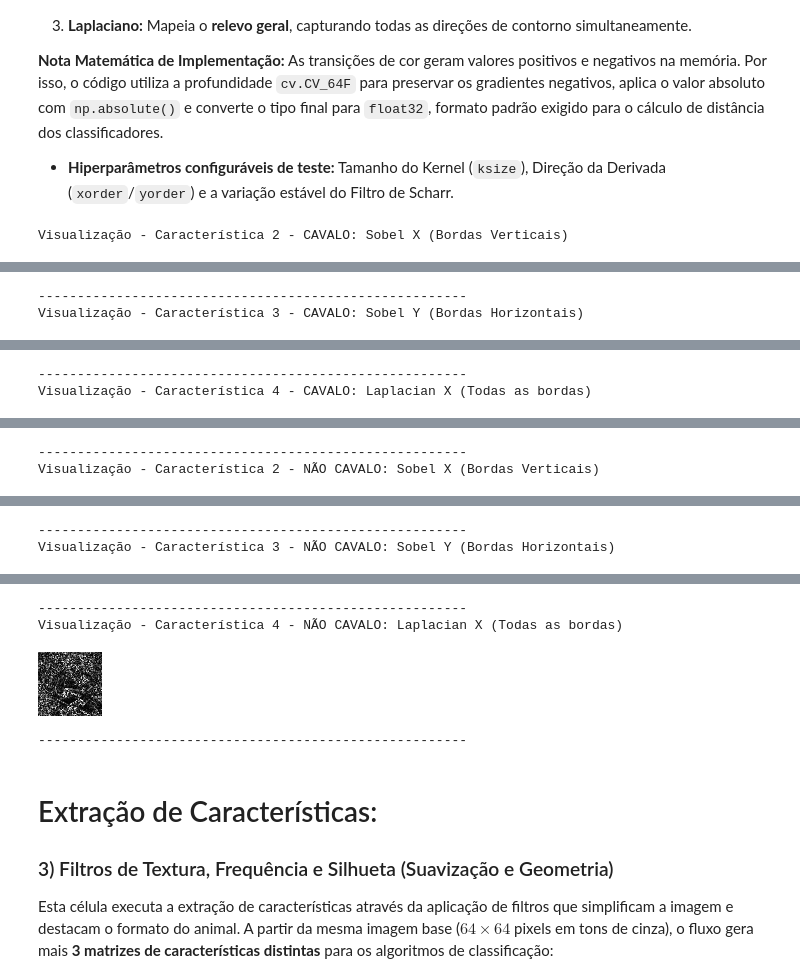
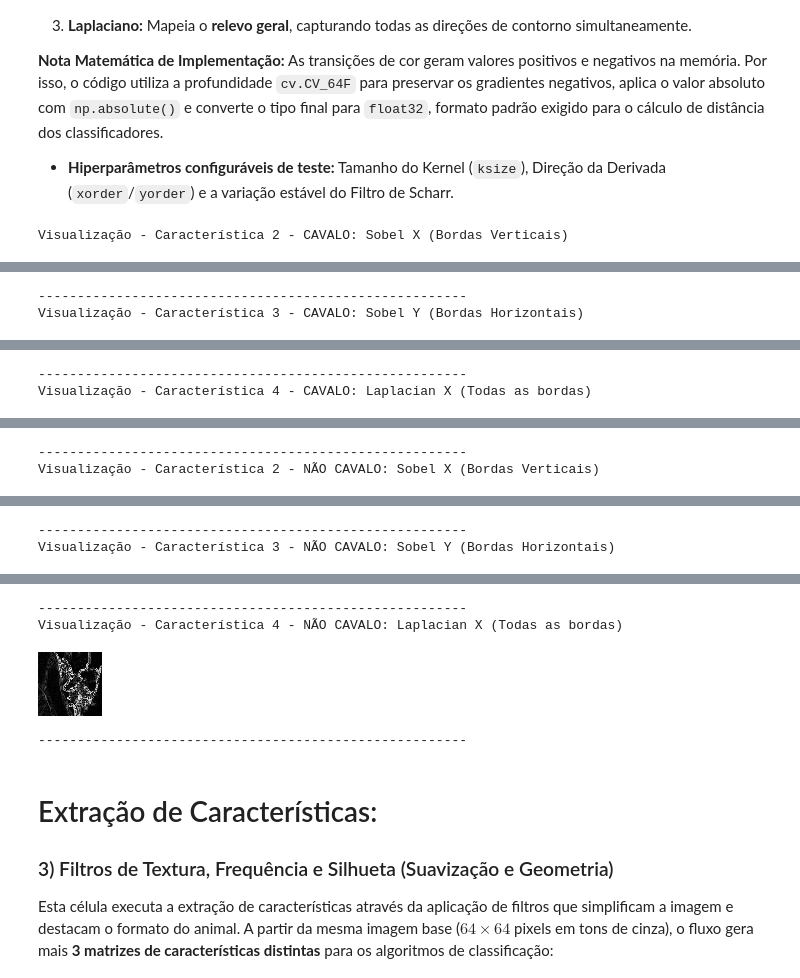
Before and after one commit to vitoriaferreirap/DeepLearning, a Jupyter notebook: MachineLearning/SistemasInteligentes/SistemasInteligentes_ClassificadorCavalos.ipynb, the cells around one changed output, grey strips where cells are left out. Drawn from its saved outputs; the diff is of its cells as text; code cells hidden in the pictures.

```diff
--- a/MachineLearning/SistemasInteligentes/SistemasInteligentes_ClassificadorCavalos.ipynb
+++ b/MachineLearning/SistemasInteligentes/SistemasInteligentes_ClassificadorCavalos.ipynb
@@ -243,25 +268,38 @@ Esta célula executa a extração de características através da aplicação de
 
 * **Hiperparâmetros configuráveis de teste:** Tamanho do Kernel (`ksize`), Direção da Derivada (`xorder`/`yorder`) e a variação estável do Filtro de Scharr.
 # %%
-#EXTRAÇÃO CARACTERISTICAS DATASET CAVALOS
-# Função SOBEL x Gradiente Horizontal (mátematicamente calcula a derivada parcial horizontal)
-sobel_x_float = cv.Sobel(imgRedimensionada_cavalos, cv.CV_64F, 1, 0, ksize=3)
-# tranforma negativos em positivos
-sobel_x_absoluto_cavalo = np.absolute(sobel_x_float)
-# tipo para o uso do knn
-caracteristica_2_cavalo = sobel_x_absoluto_cavalo.astype(np.float32)
+# EXTRAÇÃO CARACTERISTICAS DATASET CAVALOS
+resultadoVetores_caracteristica2_cavalos = []
+resultadoVetores_caracteristica3_cavalos = []
+resultadoVetores_caracteristica4_cavalos = []
 
-# Função SOBEL x Gradiente Vertical (mátematicamente calcula a derivada parcial vertical)
-sobel_y_float_cavalo = cv.Sobel(imgRedimensionada_cavalos, cv.CV_64F, 0, 1, ksize=5)
-sobel_y_absoluto_cavalo = np.absolute(sobel_y_float_cavalo)
-caracteristica_3_cavalo = sobel_y_absoluto_cavalo.astype(np.float32)
+for imgRedimensionada_cavalos in imagensCom_Caracteristica1_cavalos:
+    # Função SOBEL x Gradiente Horizontal (mátematicamente calcula a derivada parcial horizontal)
+    sobel_x_float = cv.Sobel(imgRedimensionada_cavalos, cv.CV_64F, 1, 0, ksize=3)
+    # tranforma negativos em positivos
+    sobel_x_absoluto_cavalo = np.absolute(sobel_x_float)
+    # tipo para o uso do knn
+    caracteristica_2_cavalo = sobel_x_absoluto_cavalo.astype(np.float32)
+    resultadoVetores_caracteristica2_cavalos.append(caracteristica_2_cavalo.flatten())
 
-# Função LAPLACIANO x Gradiente de Segunda Ordem (calcula a soma das segundas derivadas especiais)
-laplacian_float_cavalo = cv.Laplacian(imgRedimensionada_cavalos, cv.CV_64F)
-# tranforma negativos em positivos
-laplacian_absoluto_cavalo = np.absolute(laplacian_float_cavalo)
-# tipo para o uso do knn
-caracteristica_3_cavalo = laplacian_absoluto_cavalo.astype(np.float32)
+    # Função SOBEL x Gradiente Vertical (mátematicamente calcula a derivada parcial vertical)
+    sobel_y_float_cavalo = cv.Sobel(imgRedimensionada_cavalos, cv.CV_64F, 0, 1, ksize=5)
+    sobel_y_absoluto_cavalo = np.absolute(sobel_y_float_cavalo)
+    caracteristica_3_cavalo = sobel_y_absoluto_cavalo.astype(np.float32)
+    resultadoVetores_caracteristica3_cavalos.append(caracteristica_3_cavalo.flatten())
+
+    # Função LAPLACIANO x Gradiente de Segunda Ordem (calcula a soma das segundas derivadas especiais)
+    laplacian_float_cavalo = cv.Laplacian(imgRedimensionada_cavalos, cv.CV_64F)
+    # tranforma negativos em positivos
+    laplacian_absoluto_cavalo = np.absolute(laplacian_float_cavalo)
+    # tipo para o uso do knn
+    caracteristica_4_cavalo = laplacian_absoluto_cavalo.astype(np.float32)
+    resultadoVetores_caracteristica4_cavalos.append(caracteristica_4_cavalo.flatten())
+
+# Converte nova lista em vetor NumPy array - vetor de caracteristicas
+resultadoVetores_caracteristica2_cavalos_np = np.array(resultadoVetores_caracteristica2_cavalos)
+resultadoVetores_caracteristica3_cavalos_np = np.array(resultadoVetores_caracteristica3_cavalos)
+resultadoVetores_caracteristica4_cavalos_np = np.array(resultadoVetores_caracteristica4_cavalos)
 
 # Conversão necessária apenas para a TELA conseguir MOSTRAR IMAGENS NOS LOGS
 imagem_visual_x_cavalo = np.uint8(sobel_x_absoluto_cavalo)
@@ -278,25 +316,39 @@ print("Visualização - Característica 4 - CAVALO: Laplacian X (Todas as bordas
 cv2_imshow(imagem_visual_lap_cavalo)
 print("-" * 55)
 
-#EXTRAÇÃO CARACTERISTICAS DATASET NÃO CAVALOS
-# Função SOBEL x Gradiente Horizontal (mátematicamente calcula a derivada parcial horizontal)
-sobel_x_float_nao_cavalos = cv.Sobel(imgRedimensionada_nao_cavalos, cv.CV_64F, 1, 0, ksize=3)
-# tranforma negativos em positivos
-sobel_x_absoluto_nao_cavalos = np.absolute(sobel_x_float_nao_cavalos)
-# tipo para o uso do knn
-caracteristica_2_nao_cavalos = sobel_x_absoluto_nao_cavalos.astype(np.float32)
+# EXTRAÇÃO CARACTERISTICAS DATASET NÃO CAVALOS
+resultadoVetores_caracteristica2_nao_cavalos = []
+resultadoVetores_caracteristica3_nao_cavalos = []
+resultadoVetores_caracteristica4_nao_cavalos = []
 
-# Função SOBEL x Gradiente Vertical (mátematicamente calcula a derivada parcial vertical)
-sobel_y_float_nao_cavalos = cv.Sobel(imgRedimensionada_nao_cavalos, cv.CV_64F, 0, 1, ksize=5)
-sobel_y_absoluto_nao_cavalos = np.absolute(sobel_y_float_nao_cavalos)
-caracteristica_3_nao_cavalos = sobel_y_absoluto_nao_cavalos.astype(np.float32)
+for imgRedimensionada_nao_cavalos in imagensCom_Caracteristica1_nao_cavalos:
+    # Função SOBEL x Gradiente Horizontal (mátematicamente calcula a derivada parcial horizontal)
+    sobel_x_float_nao_cavalos = cv.Sobel(imgRedimensionada_nao_cavalos, cv.CV_64F, 1, 0, ksize=3)
+    # tranforma negativos em positivos
+    sobel_x_absoluto_nao_cavalos = np.absolute(sobel_x_float_nao_cavalos)
+    # tipo para o uso do knn
+    caracteristica_2_nao_cavalos = sobel_x_absoluto_nao_cavalos.astype(np.float32)
+    # conversao numPy
+    resultadoVetores_caracteristica2_nao_cavalos.append(caracteristica_2_nao_cavalos.flatten())
 
-# Função LAPLACIANO x Gradiente de Segunda Ordem (calcula a soma das segundas derivadas especiais)
-laplacian_float_nao_cavalos = cv.Laplacian(imgRedimensionada_nao_cavalos, cv.CV_64F)
-# tranforma negativos em positivos
-laplacian_absoluto_nao_cavalos = np.absolute(laplacian_float_nao_cavalos)
-# tipo para o uso do knn
-caracteristica_4_nao_cavalos = laplacian_absoluto_nao_cavalos.astype(np.float32)
+    # Função SOBEL x Gradiente Vertical (mátematicamente calcula a derivada parcial vertical)
+    sobel_y_float_nao_cavalos = cv.Sobel(imgRedimensionada_nao_cavalos, cv.CV_64F, 0, 1, ksize=5)
+    sobel_y_absoluto_nao_cavalos = np.absolute(sobel_y_float_nao_cavalos)
+    caracteristica_3_nao_cavalos = sobel_y_absoluto_nao_cavalos.astype(np.float32)
+    resultadoVetores_caracteristica3_nao_cavalos.append(caracteristica_3_nao_cavalos.flatten())
+
+    # Função LAPLACIANO x Gradiente de Segunda Ordem (calcula a soma das segundas derivadas especiais)
+    laplacian_float_nao_cavalos = cv.Laplacian(imgRedimensionada_nao_cavalos, cv.CV_64F)
+    # tranforma negativos em positivos
+    laplacian_absoluto_nao_cavalos = np.absolute(laplacian_float_nao_cavalos)
+    # tipo para o uso do knn
+    caracteristica_4_nao_cavalos = laplacian_absoluto_nao_cavalos.astype(np.float32)
+    resultadoVetores_caracteristica4_nao_cavalos.append(caracteristica_4_nao_cavalos.flatten())
+
+# Converte nova lista em vetor NumPy array - vetor de caracteristicas
+resultadoVetores_caracteristica2_nao_cavalos_np = np.array(resultadoVetores_caracteristica2_nao_cavalos)
+resultadoVetores_caracteristica3_nao_cavalos_np = np.array(resultadoVetores_caracteristica3_nao_cavalos)
+resultadoVetores_caracteristica4_nao_cavalos_np = np.array(resultadoVetores_caracteristica4_nao_cavalos)
 
 # Conversão necessária apenas para a TELA conseguir MOSTRAR IMAGENS NOS LOGS
 imagem_visual_x_nao_cavalos = np.uint8(sobel_x_absoluto_nao_cavalos)
@@ -330,6 +382,6 @@ Visualização - Característica 3 - NÃO CAVALO: Sobel Y (Bordas Horizontais)
 -------------------------------------------------------
 Visualização - Característica 4 - NÃO CAVALO: Laplacian X (Todas as bordas)
-[figure, old version]
+[figure, new version]
 -------------------------------------------------------
 # %% [markdown]
 # Extração de Características:
```
Also changed, not shown: parts of 13 cells of this notebook.
